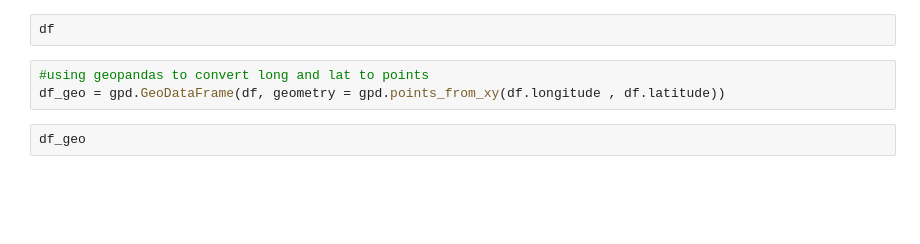
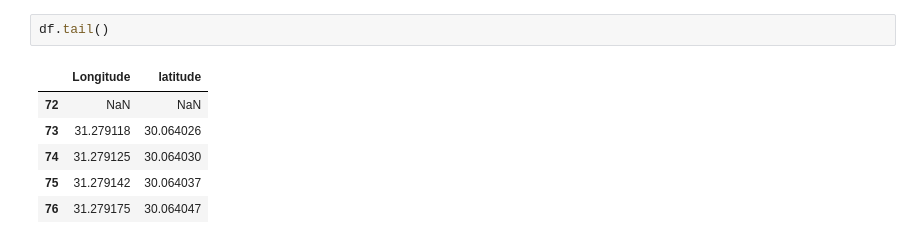
Before and after one commit to SaraHanyAbdelhady/GPS-Tracking-System, a Jupyter notebook: Map.ipynb, the cells around one changed output. Cells and saved outputs as stored; diff of their text form; blank space fills up the shorter version.

```diff
--- a/Map.ipynb
+++ b/Map.ipynb
@@ -19,7 +17,9 @@ df = pd.read_csv(tajectory)
 # %%
-df
+df.tail()
+# %% [output]
+|  | Longitude | latitude |
+| 72 | NaN | NaN |
+| 73 | 31.279118 | 30.064026 |
+| 74 | 31.279125 | 30.064030 |
+| 75 | 31.279142 | 30.064037 |
+| 76 | 31.279175 | 30.064047 |
-# %%
-#using geopandas to convert long and lat to points
-df_geo = gpd.GeoDataFrame(df, geometry = gpd.points_from_xy(df.longitude , df.latitude))
-# %%
-df_geo
```
Also changed, not shown: parts of 12 cells of this notebook.
